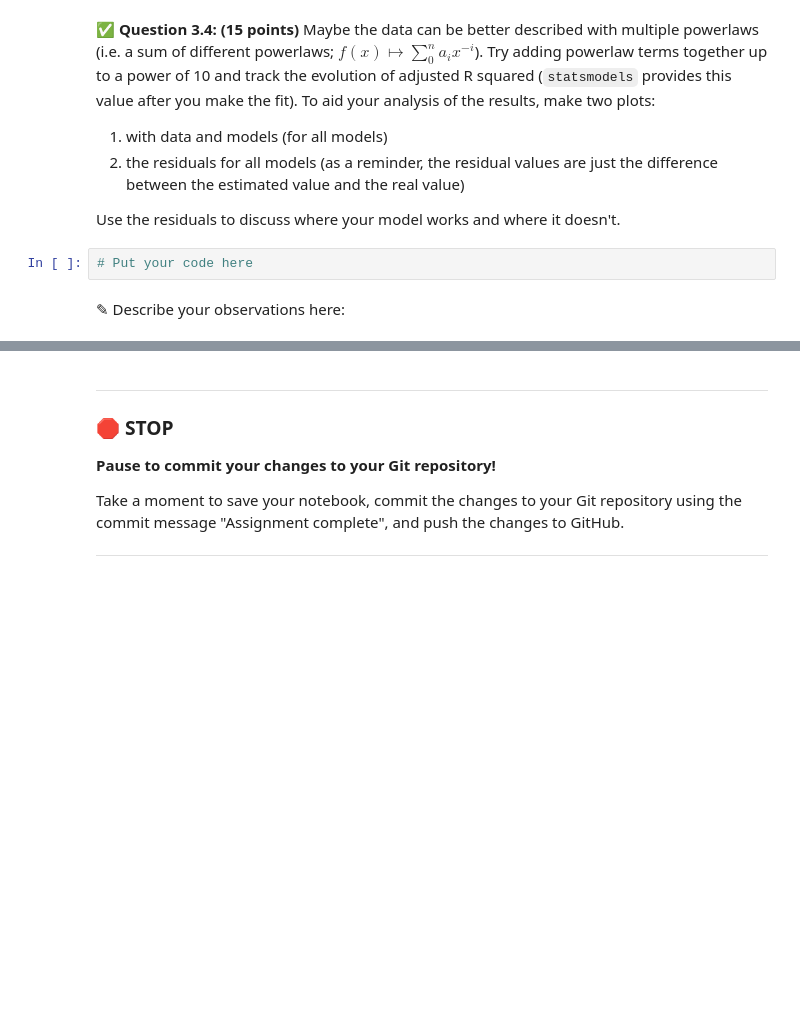
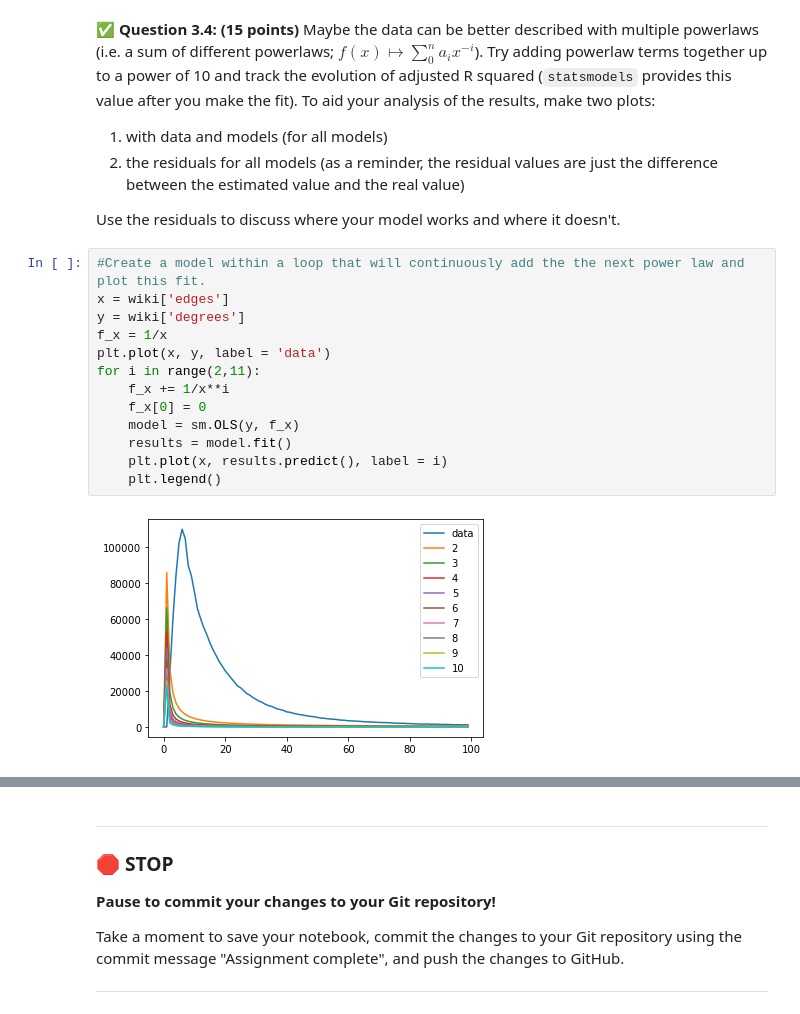
Before and after one commit to volekjac/cmse202-s21-turnin, a Jupyter notebook: hw-04/HW-04_graph_regression-JakeVolek.ipynb, the cells around one changed output, grey strips where cells are left out. Saved outputs shown, nothing was run; the diff lists cells and outputs as text; blank space fills up the shorter version.

```diff
--- a/hw-04/HW-04_graph_regression-JakeVolek.ipynb
+++ b/hw-04/HW-04_graph_regression-JakeVolek.ipynb
@@ -354,7 +417,18 @@ Text(0, 0.5, 'Count')
 2) the residuals for all models (as a reminder, the residual values are just the difference between the estimated value and the real value)
 
 Use the residuals to discuss where your model works and where it doesn't.
-# %%
-# Put your code here
-# %% [markdown]
-<font size=+3>&#9998;</font> Describe your observations here:
+# %%
+#Create a model within a loop that will continuously add the the next power law and plot this fit.
+x = wiki['edges']
+y = wiki['degrees']
+f_x = 1/x
+plt.plot(x, y, label = 'data')
+for i in range(2,11):
+    f_x += 1/x**i
+    f_x[0] = 0
+    model = sm.OLS(y, f_x)
+    results = model.fit()
+    plt.plot(x, results.predict(), label = i)
+    plt.legend()
+# %% [output]
+[figure, added]
```
Also changed, not shown: parts of 16 cells of this notebook.
